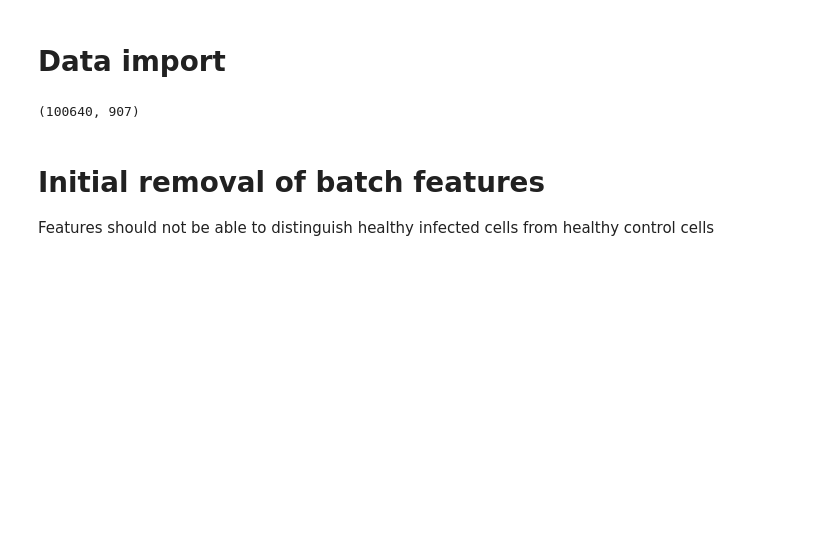
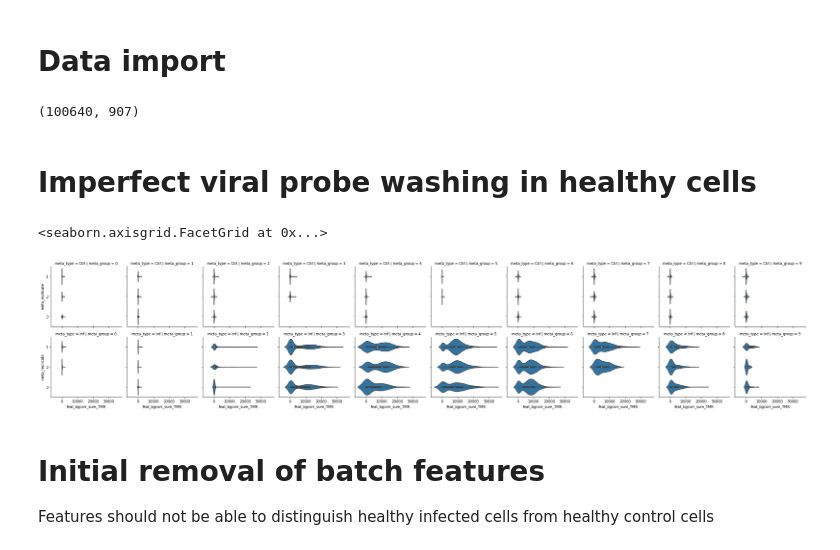
Before and after one commit to harel-coffee/SCIP-use-case-workflows-auto, a Jupyter notebook: notebooks/QC/ehv_batch_effect_removal.ipynb, the cells around one changed output. Cells and saved outputs as stored; diff of their text form; code cells hidden in the pictures; blank space fills up the shorter version.

```diff
--- a/notebooks/QC/ehv_batch_effect_removal.ipynb
+++ b/notebooks/QC/ehv_batch_effect_removal.ipynb
@@ -53,12 +50,26 @@ df.shape
 # %%
 adata = anndata.AnnData(
     df.filter(regex="feat"),
-    obs=df.filter(regex="meta"),
+    obs=pandas.concat([df.filter(regex="meta"), df.index.to_frame()], axis=1),
     dtype=numpy.float32
 )
 adata.raw = adata
 # %%
 adata.X = adata.to_df().fillna(0)
+# %% [markdown]
+# Imperfect viral probe washing in healthy cells
+# %%
+adata.obs["meta_replicate"] = adata.obs["meta_replicate"].astype(str)
+# %%
+grid = seaborn.FacetGrid(
+    data=scanpy.get.obs_df(adata, keys=["feat_bgcorr_sum_TMR", "meta_group", "meta_replicate", "meta_type"]),
+    col="meta_group",
+    row="meta_type"
+)
+grid.map_dataframe(seaborn.violinplot, x="feat_bgcorr_sum_TMR", y="meta_replicate")
+# %% [output]
+<seaborn.axisgrid.FacetGrid at 0x...>
+[figure, added]
 # %% [markdown]
 # Initial removal of batch features
 
```
Also changed, not shown: parts of 2 cells of this notebook, 1 other file.
